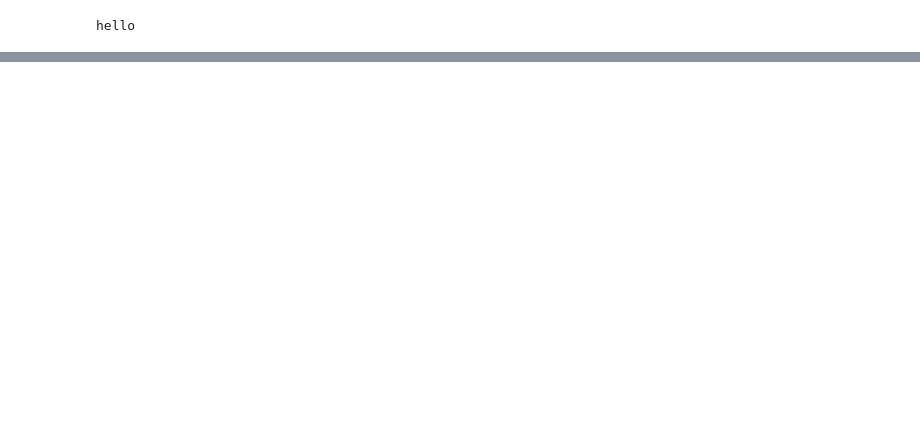
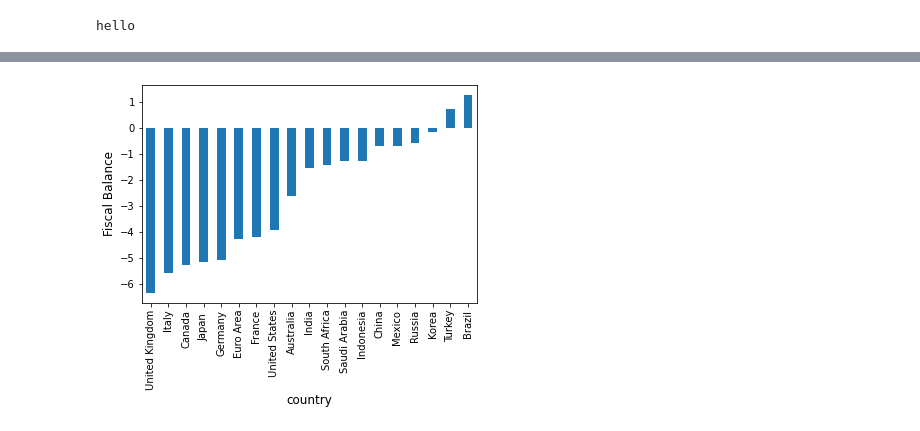
Before and after one commit to sakthive/Test_binder, a Jupyter notebook: Notebook.ipynb, the cells around one changed output, grey strips where cells are left out. Saved outputs shown, nothing was run; the diff lists cells and outputs as text; code cells hidden in the pictures; blank space fills up the shorter version.

```diff
--- a/Notebook.ipynb
+++ b/Notebook.ipynb
@@ -14,0 +212,2 @@ ImportError: Missing optional dependency 'openpyxl'.  Use pip or conda to instal
+# %%
+df.columns = 'country' , 2021, 2022, 'fb'
@@ -14,0 +234,4 @@ ImportError: Missing optional dependency 'openpyxl'.  Use pip or conda to instal
+# %%
+df = df.loc[df.index[:19], ['country', 2021, 2022, 'fb']]
+# %%
+df = df.set_index('country')
@@ -14,0 +259,2 @@ ImportError: Missing optional dependency 'openpyxl'.  Use pip or conda to instal
+# %%
+df['fb_chk'] = df[2021]-df[2022]
@@ -14,0 +282,7 @@ ImportError: Missing optional dependency 'openpyxl'.  Use pip or conda to instal
+# %%
+ax = df['fb'].plot(kind='bar')
+ax.set_xlabel('country', fontsize=12)
+ax.set_ylabel('Fiscal Balance', fontsize=12)
+plt.show()
+# %% [output]
+[figure, added]
```
Also changed, not shown: parts of 19 cells of this notebook, 6 other files.
